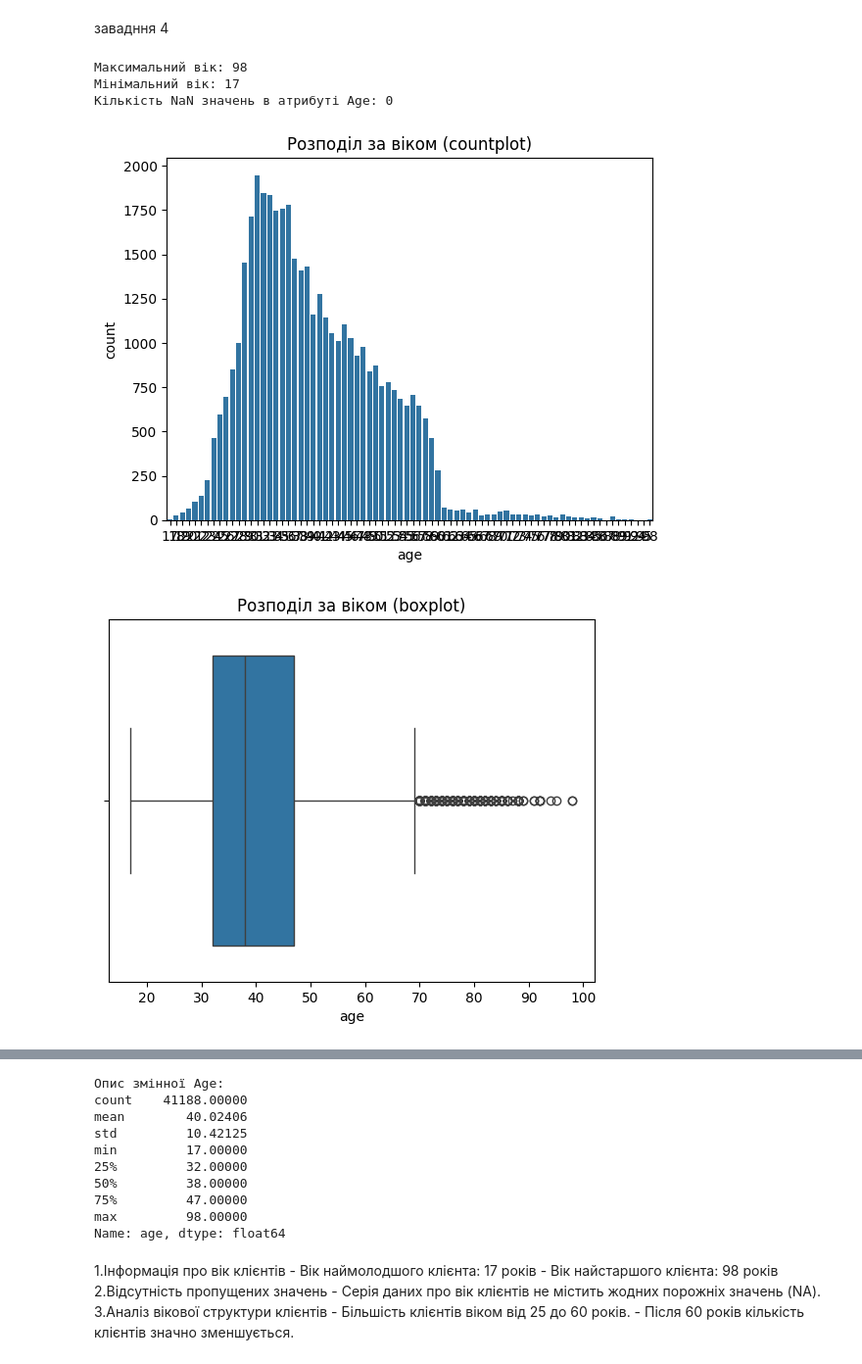
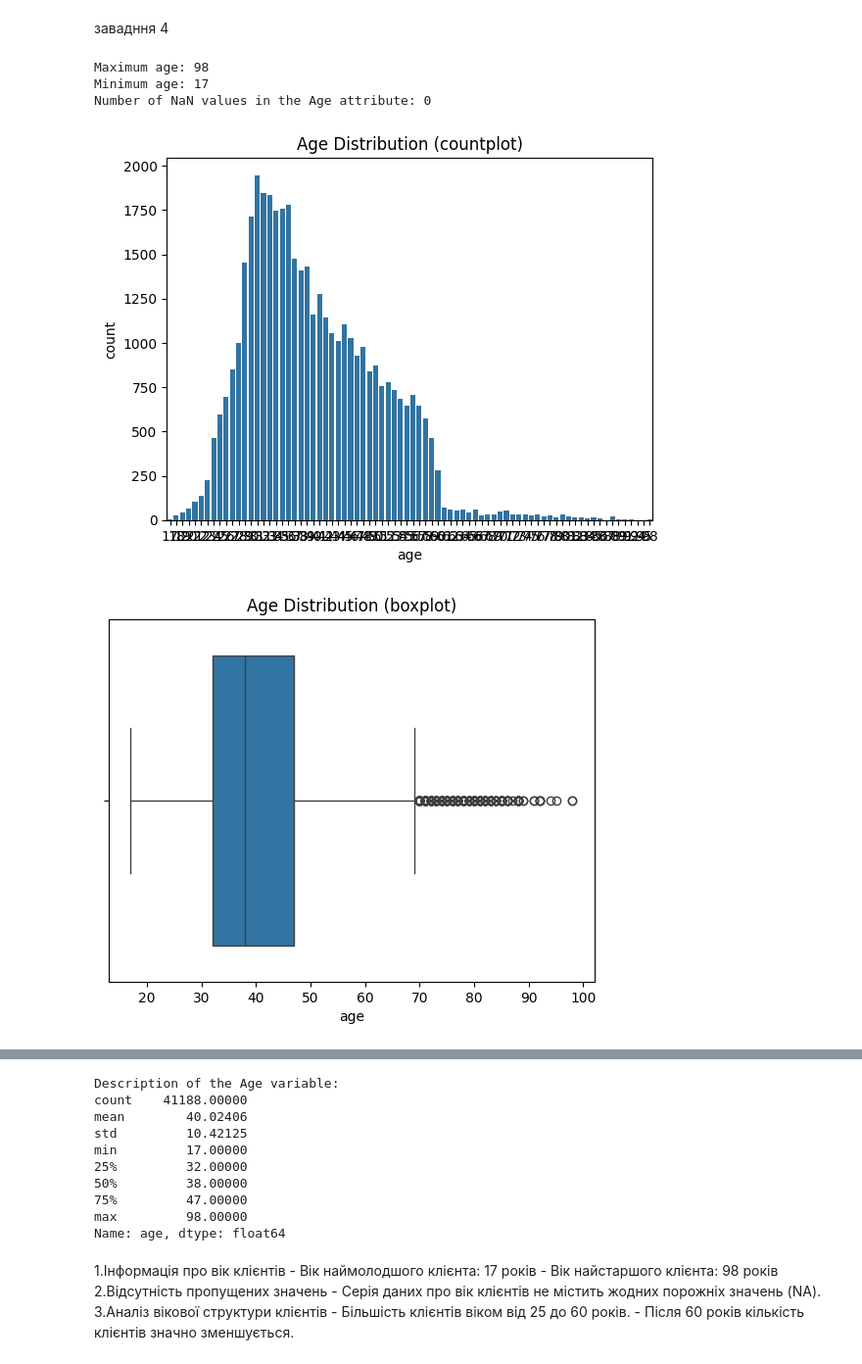
Before and after one commit to darkvasia/pyton.OSHI.2024, a Jupyter notebook: task5_Classification_vasia.fatych.ipynb, the cells around one changed output, grey strips where cells are left out. Shown: that part at 98% size. Drawn from its saved outputs; the diff is of its cells as text; code cells hidden in the pictures.

```diff
--- a/task5_Classification_vasia.fatych.ipynb
+++ b/task5_Classification_vasia.fatych.ipynb
@@ -86,30 +86,29 @@ Name: proportion, dtype: float64
 # %%
 
 max_age = df['age'].max()
 min_age = df['age'].min()
-print(f"Максимальний вік: {max_age}")
-print(f"Мінімальний вік: {min_age}")
+print(f"Maximum age: {max_age}")
+print(f"Minimum age: {min_age}")
 nan_count = df['age'].isnull().sum()
-print(f"Кількість NaN значень в атрибуті Age: {nan_count}")
-
+print(f"Number of NaN values in the Age attribute: {nan_count}")
 
 sns.countplot(x='age', data=df)
-plt.title('Розподіл за віком (countplot)')
+plt.title('Age Distribution (countplot)')
 plt.show()
 
 sns.boxplot(x='age', data=df)
-plt.title('Розподіл за віком (boxplot)')
+plt.title('Age Distribution (boxplot)')
 plt.show()
 
 sns.distplot(df['age'], kde=True, bins=30)
-plt.title('Розподіл за віком (distplot)')
+plt.title('Age Distribution (distplot)')
 plt.show()
 
-print("Опис змінної Age:")
+print("Description of the Age variable:")
 print(df['age'].describe())
 # %% [output]
-Максимальний вік: 98
-Мінімальний вік: 17
-Кількість NaN значень в атрибуті Age: 0
+Maximum age: 98
+Minimum age: 17
+Number of NaN values in the Age attribute: 0
-[figure, old version]
+[figure, new version]
-[figure, old version]
+[figure, new version]
@@ -117,4 +116,4 @@ print(df['age'].describe())
-Опис змінної Age:
+Description of the Age variable:
 count    41188.00000
 mean        40.02406
 std         10.42125
```
Also changed, not shown: parts of 12 cells of this notebook.
